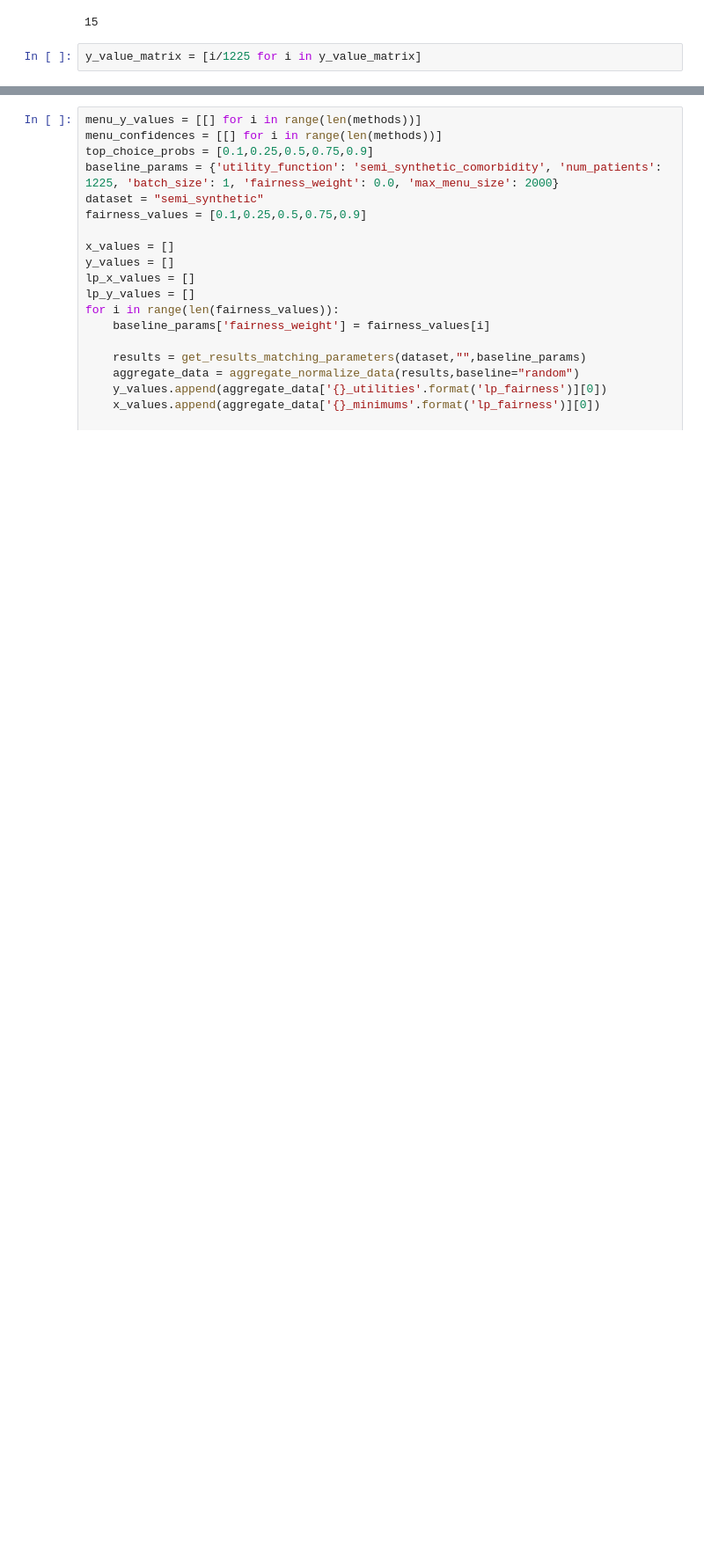
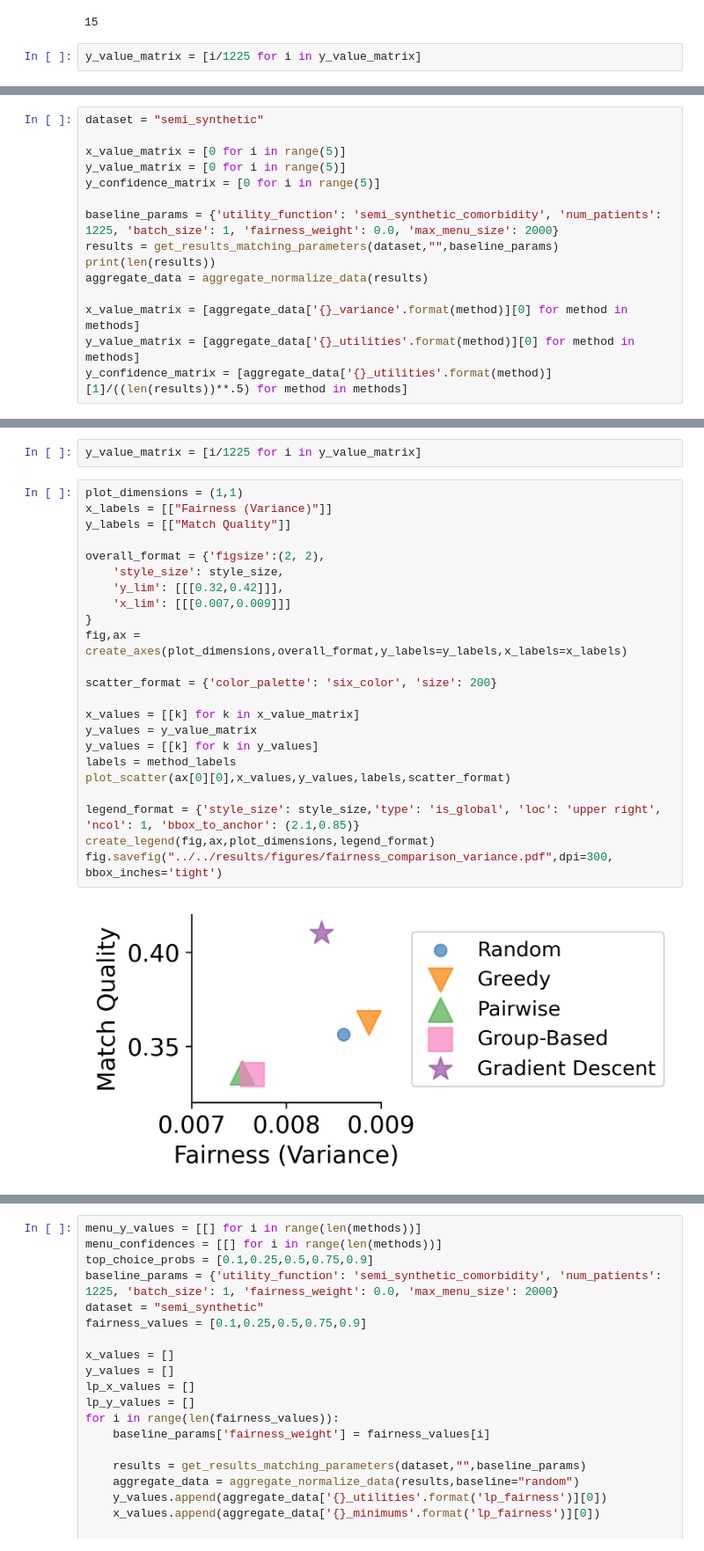
Before and after one commit to naveenr414/patient-provider, a Jupyter notebook: scripts/notebooks/Plotting.ipynb, the cells around one changed output, grey strips where cells are left out. Shown at 88% size. Saved outputs shown, nothing was run; the diff lists cells and outputs as text; blank space fills up the shorter version.

Commit message:
Created new fairness plots

```diff
--- a/scripts/notebooks/Plotting.ipynb
+++ b/scripts/notebooks/Plotting.ipynb
@@ -1372,0 +1360,15 @@ fig.savefig("../../results/figures/fairness_comparison.pdf",dpi=300, bbox_inches
+# %%
+dataset = "semi_synthetic"
+
+x_value_matrix = [0 for i in range(5)]
+y_value_matrix = [0 for i in range(5)]
+y_confidence_matrix = [0 for i in range(5)]
+
+baseline_params = {'utility_function': 'semi_synthetic_comorbidity', 'num_patients': 1225, 'batch_size': 1, 'fairness_weight': 0.0, 'max_menu_size': 2000}
+results = get_results_matching_parameters(dataset,"",baseline_params)
+print(len(results))
+aggregate_data = aggregate_normalize_data(results)
+
+x_value_matrix = [aggregate_data['{}_variance'.format(method)][0] for method in methods]
+y_value_matrix = [aggregate_data['{}_utilities'.format(method)][0] for method in methods]
+y_confidence_matrix = [aggregate_data['{}_utilities'.format(method)][1]/((len(results))**.5) for method in methods]
@@ -1372,0 +1377,27 @@ fig.savefig("../../results/figures/fairness_comparison.pdf",dpi=300, bbox_inches
+# %%
+y_value_matrix = [i/1225 for i in y_value_matrix]
+# %%
+plot_dimensions = (1,1)
+x_labels = [["Fairness (Variance)"]]
+y_labels = [["Match Quality"]]
+
+overall_format = {'figsize':(2, 2),
+    'style_size': style_size,
+    'y_lim': [[[0.32,0.42]]],
+    'x_lim': [[[0.007,0.009]]]
+}
+fig,ax = create_axes(plot_dimensions,overall_format,y_labels=y_labels,x_labels=x_labels)
+
+scatter_format = {'color_palette': 'six_color', 'size': 200}
+
+x_values = [[k] for k in x_value_matrix]
+y_values = y_value_matrix
+y_values = [[k] for k in y_values]
+labels = method_labels
+plot_scatter(ax[0][0],x_values,y_values,labels,scatter_format)
+
+legend_format = {'style_size': style_size,'type': 'is_global', 'loc': 'upper right', 'ncol': 1, 'bbox_to_anchor': (2.1,0.85)}
+create_legend(fig,ax,plot_dimensions,legend_format)
+fig.savefig("../../results/figures/fairness_comparison_variance.pdf",dpi=300, bbox_inches='tight')
+# %% [output]
+[figure, added]
```
Also changed, not shown: parts of 6 cells of this notebook.
